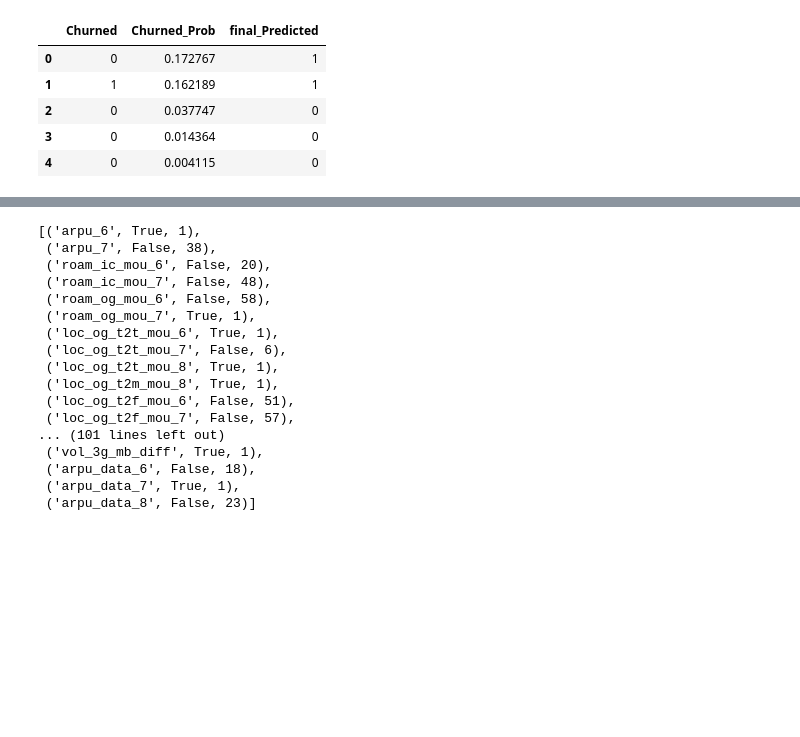
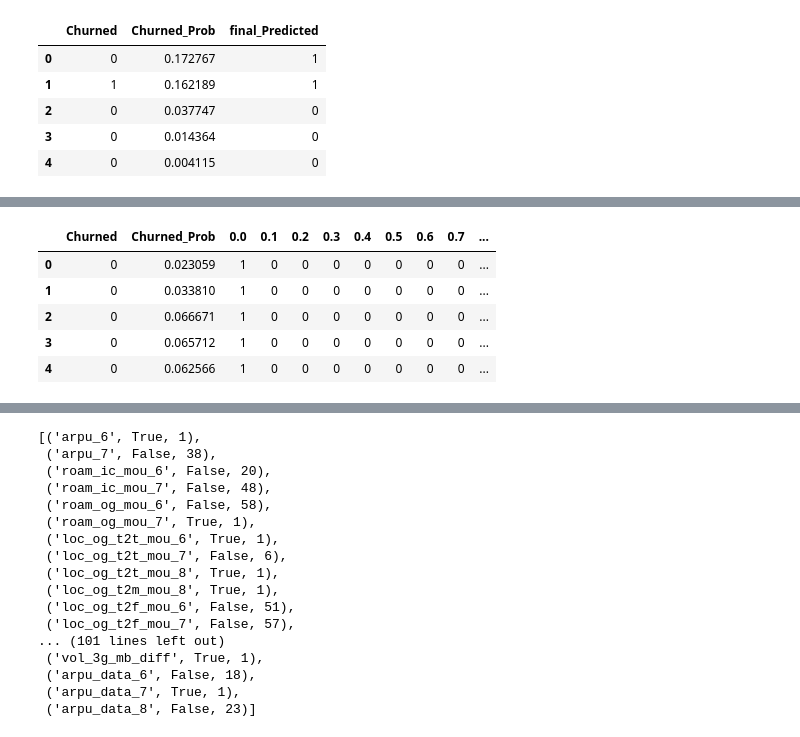
Before and after one commit to vighu0710/TelecomChurnPrediction, a Jupyter notebook: Telecom churn prediction.ipynb, the cells around one changed output, grey strips where cells are left out. Drawn from its saved outputs; the diff is of its cells as text; code cells hidden in the pictures; blank space fills up the shorter version.

```diff
--- a/Telecom churn prediction.ipynb
+++ b/Telecom churn prediction.ipynb
@@ -1887,7 +1891,7 @@ y_train_pred_final
 # %%
 #Optimal cut-off point
-
-numbers = [float(x)/10 for x in range(10)]
-for i in numbers:
-    y_train_pred_final[i]= y_train_pred_final.Churned_Prob.map(lambda x: 1 if x > i else 0)
-y_train_pred_final.head()
+def opt_cut_off(y_train_pred_final):
+    numbers = [float(x)/10 for x in range(10)]
+    for i in numbers:
+        y_train_pred_final[i]= y_train_pred_final.Churned_Prob.map(lambda x: 1 if x > i else 0)
+    return y_train_pred_final
@@ -2552,0 +2248,11 @@ Specificity:- 0.8498861446838325
+# %%
+#Optimal cut-off point
+
+opt_cut_off(y_train_pred_final).head()
+# %% [output]
+|  | Churned | Churned_Prob | 0.0 | 0.1 | 0.2 | 0.3 | 0.4 | 0.5 | 0.6 | 0.7 | ... |
+| 0 | 0 | 0.023059 | 1 | 0 | 0 | 0 | 0 | 0 | 0 | 0 | ... |
+| 1 | 0 | 0.033810 | 1 | 0 | 0 | 0 | 0 | 0 | 0 | 0 | ... |
+| 2 | 0 | 0.066671 | 1 | 0 | 0 | 0 | 0 | 0 | 0 | 0 | ... |
+| 3 | 0 | 0.065712 | 1 | 0 | 0 | 0 | 0 | 0 | 0 | 0 | ... |
+| 4 | 0 | 0.062566 | 1 | 0 | 0 | 0 | 0 | 0 | 0 | 0 | ... |
```
Also changed, not shown: parts of 141 cells of this notebook.
